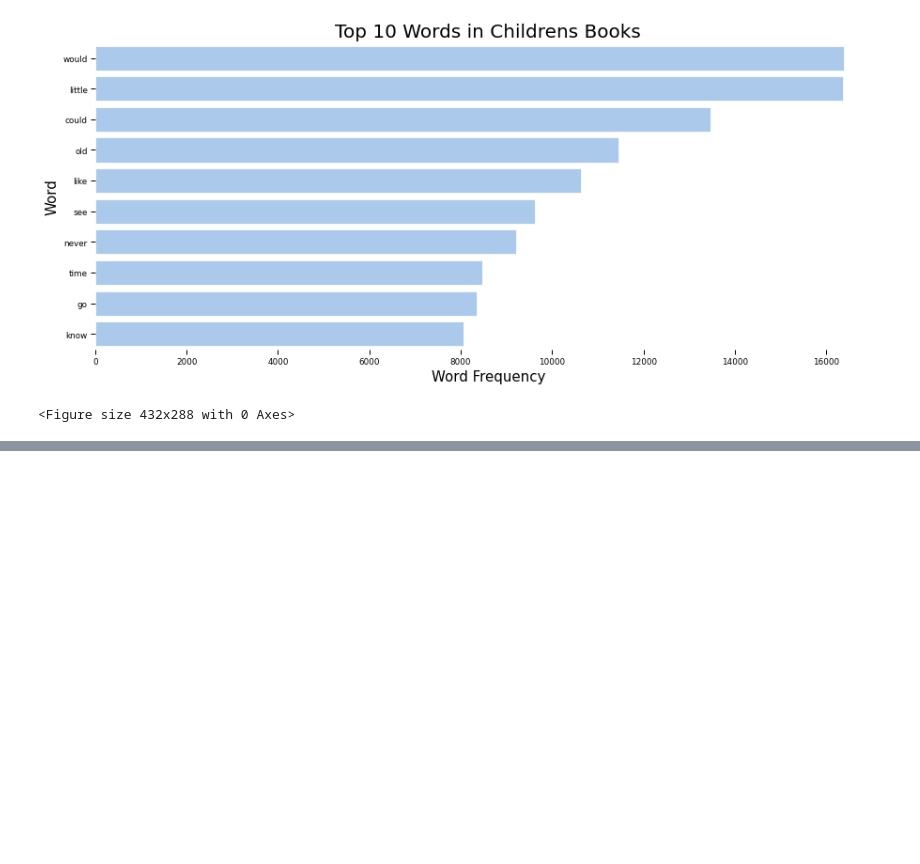
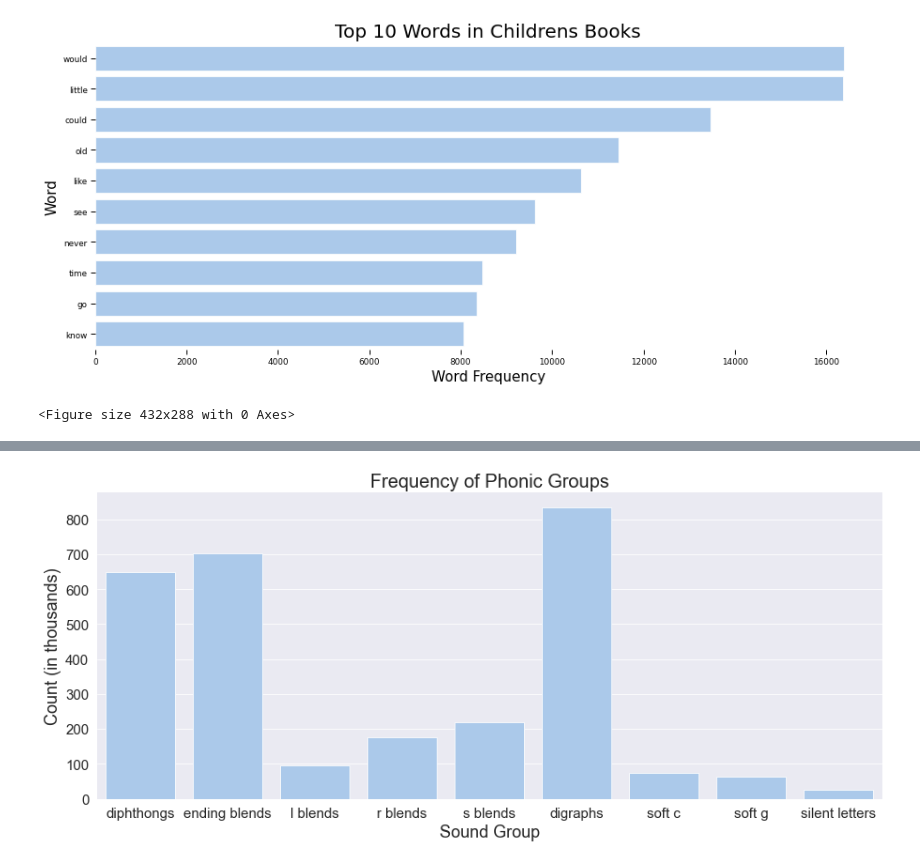
Before and after one commit to mattsegall/metis-project-5, a Jupyter notebook: 02_EDA.ipynb, the cells around one changed output, grey strips where cells are left out. Cells and saved outputs as stored; diff of their text form; code cells hidden in the pictures; blank space fills up the shorter version.

```diff
--- a/02_EDA.ipynb
+++ b/02_EDA.ipynb
@@ -64,0 +78,15 @@ plt.savefig('top_10.png')
+# %%
+#get all dictionary keys into list to loop through
+phonics = phonics_dict.values()
+phonics_flat = [item for sublist in phonics for item in sublist]
+# %%
+#get frequency of all sounds
+count = {}.fromkeys(phonics_flat, 0) #initialize dict
+
+#loop through list of sounds and count all occurences in column, update dict
+for sound in phonics_flat:
+    sum = df.Readable_Text.str.count(sound).sum()
+    count[sound] = sum
+# %%
+#count individual sounds
+count_ind = count
@@ -64,0 +113,7 @@ plt.savefig('top_10.png')
+# %%
+#get totals by group
+count_group = {}.fromkeys(phonics_dict, 0)
+
+for group in phonics_dict:
+    for sound in phonics_dict[group]:
+        count_group[group] += count_ind[sound]
@@ -64,0 +132,22 @@ plt.savefig('top_10.png')
+# %%
+keys = list(count_group.keys())
+counts = [int(count_group[k] / 1000) for k in keys]
+
+sns.set_context('paper')
+
+f, ax = plt.subplots(figsize = (15,6))
+sns.set_color_codes('pastel')
+sns.barplot(x = keys , y = counts,
+            label = '', color = 'b', edgecolor = 'w')
+sns.set_color_codes('muted')
+ax.set_xlabel('Sound Group',fontsize=18)
+ax.set_ylabel('Count (in thousands)',fontsize=18)
+ax.set_yticklabels(ax.get_yticks(), size = 15)
+ax.set_yticklabels(ax.get_yticks().astype(int))
+ax.set_xticklabels(count_group.keys(), size = 15)
+ax.set_title('Frequency of Phonic Groups', fontsize=20)
+sns.despine(left = True, bottom = True)
+plt.savefig('Count_Groups.jpg')
+plt.show()
+# %% [output]
+[figure, added]
```
Also changed, not shown: parts of 3 cells of this notebook, 1 other file.
